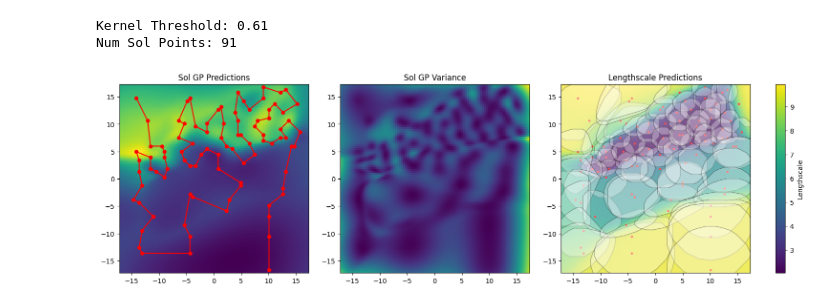
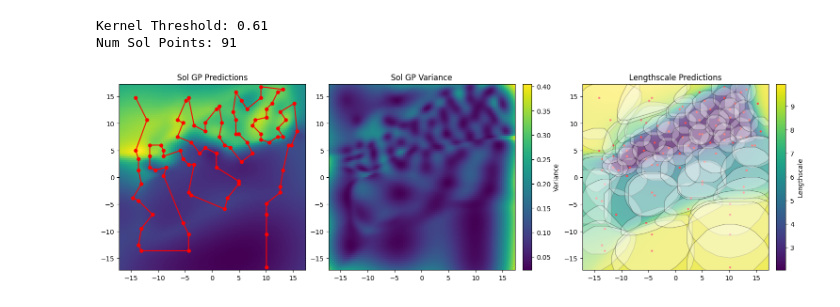
Before and after one commit to itskalvik/ICPP, a Jupyter notebook: demo.ipynb, the cells around one changed output. Drawn from its saved outputs; the diff is of its cells as text; code cells hidden in the pictures.

```diff
--- a/demo.ipynb
+++ b/demo.ipynb
@@ -146,38 +146,38 @@ axes[0].plot(X_sol[:, 0], X_sol[:, 1], c='r')
 axes[0].set_title("Sol GP Predictions")
 axes[0].set_aspect('equal')
 
 sc2 = axes[1].imshow(var.numpy().reshape(x_dim, y_dim).T,
                      extent=extent, origin="lower")
 axes[1].set_title("Sol GP Variance")
 axes[1].set_aspect('equal')
+fig.colorbar(sc2, ax=axes[1], orientation='vertical',
+             fraction=0.05, pad=0.04, label='Variance')
 
-sc2 = axes[2].imshow(y_test_ls.reshape(x_dim, y_dim).T,
+sc3 = axes[2].imshow(y_test_ls.reshape(x_dim, y_dim).T,
                      extent=extent, origin="lower")
 axes[2].scatter(X_sol[:, 0], X_sol[:, 1], c='r', s=5)
 
 for i in range(len(X_sol)):
     idx = np.where(cov[i] > kernel_threshold)
     mask = X_test[idx]
     poly = Polygon(mask).convex_hull
     poly = poly.buffer(0.5)
     patch = MplPolygon(list(poly.exterior.coords),
                     closed=True,
                     facecolor='w',
                     edgecolor='k',
                     alpha=0.3)
     axes[2].add_patch(patch)
 axes[2].set_title("Lengthscale Predictions")
 axes[2].set_aspect('equal')
 axes[2].set_xlim(axes[1].get_xlim())
 axes[2].set_ylim(axes[1].get_ylim())
-
-# Shared colorbar
-fig.colorbar(sc2, ax=axes, orientation='vertical',
+fig.colorbar(sc3, ax=axes[2], orientation='vertical',
              fraction=0.05, pad=0.04, label='Lengthscale')
 
 plt.show()
 # %% [output]
-[figure, old version]
+[figure, new version]
 # %%
 max_var = 0.75
 kernel_threshold = np.sqrt((1.0 - max_var)*(1 + noise_variance))
```
Also changed, not shown: parts of 4 cells of this notebook.
